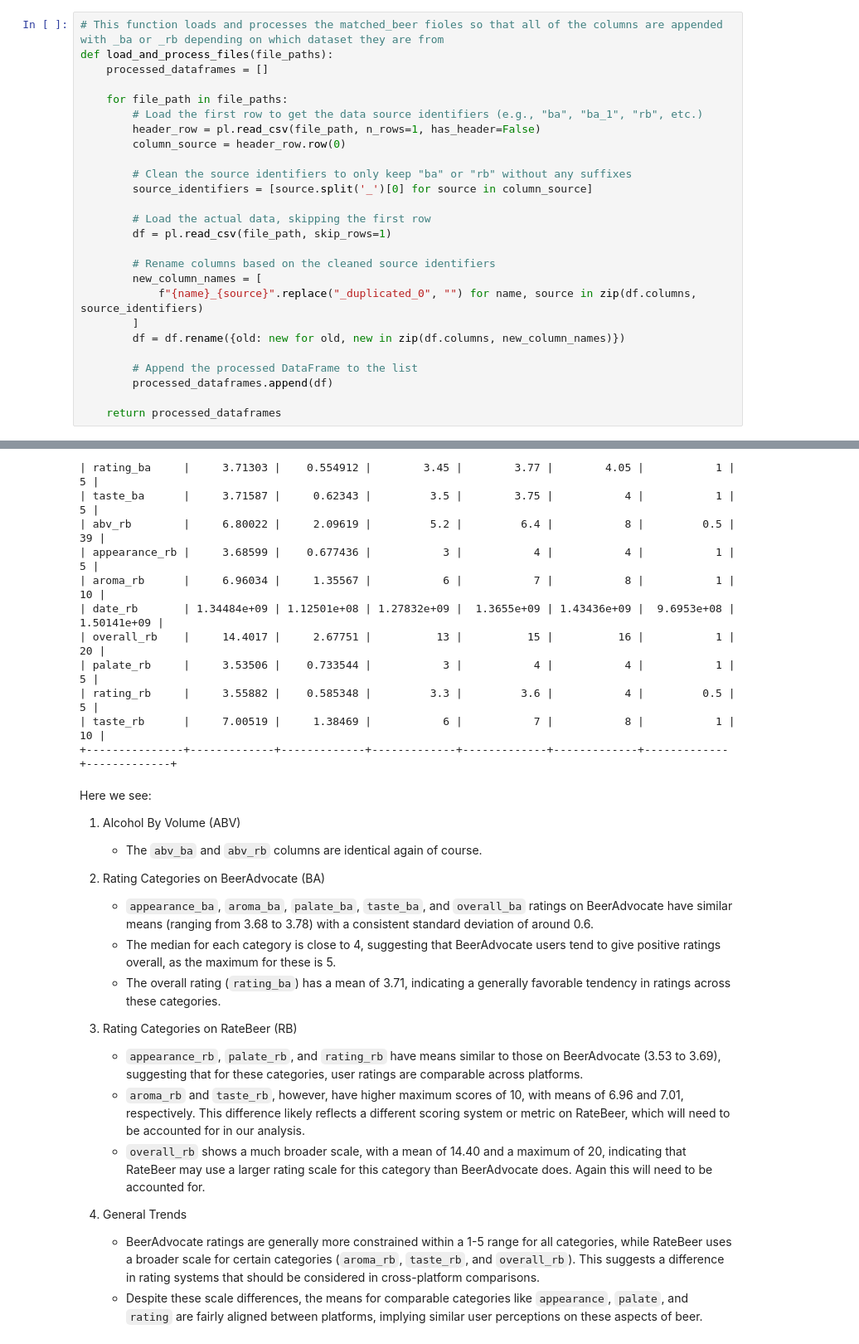
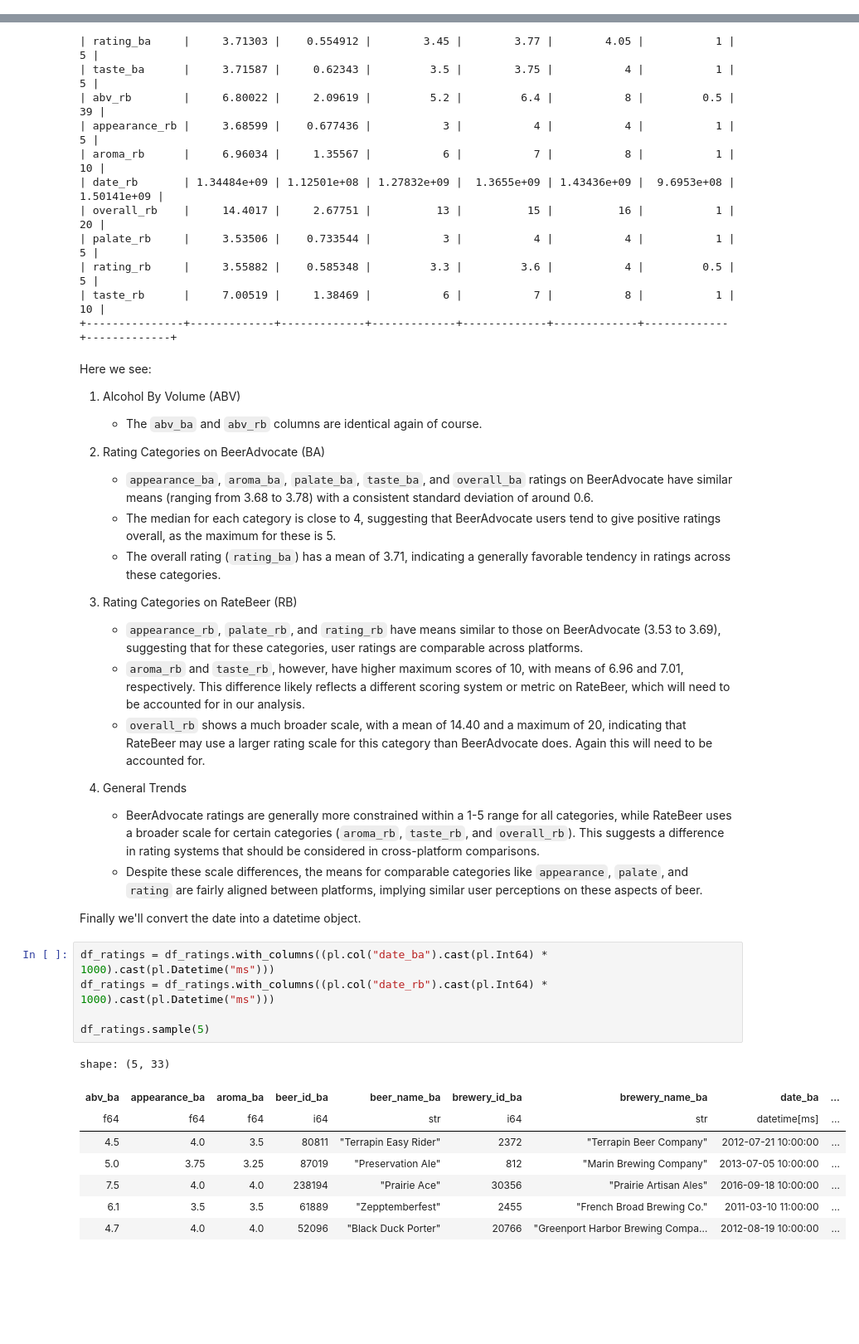
Before and after one commit to epfl-ada/ada-2024-project-sadamasochists, a Jupyter notebook: src/data/Cleaning/MatchedBeer.ipynb, the cells around one changed output, grey strips where cells are left out. Shown at 83% size. Drawn from its saved outputs; the diff is of its cells as text; blank space fills up the shorter version.

```diff
--- a/src/data/Cleaning/MatchedBeer.ipynb
+++ b/src/data/Cleaning/MatchedBeer.ipynb
@@ -31,29 +37,3 @@ SRC_DATA_PATH = '../../../data/MatchedBeer'
 # %% [markdown]
 #### Data Exploration
-# %%
-# This function loads and processes the matched_beer fioles so that all of the columns are appended with _ba or _rb depending on which dataset they are from
-def load_and_process_files(file_paths):
-    processed_dataframes = []
-
-    for file_path in file_paths:
-        # Load the first row to get the data source identifiers (e.g., "ba", "ba_1", "rb", etc.)
-        header_row = pl.read_csv(file_path, n_rows=1, has_header=False)
-        column_source = header_row.row(0)
-
-        # Clean the source identifiers to only keep "ba" or "rb" without any suffixes
-        source_identifiers = [source.split('_')[0] for source in column_source]
-
-        # Load the actual data, skipping the first row
-        df = pl.read_csv(file_path, skip_rows=1)
-
-        # Rename columns based on the cleaned source identifiers
-        new_column_names = [
-            f"{name}_{source}".replace("_duplicated_0", "") for name, source in zip(df.columns, source_identifiers)
-        ]
-        df = df.rename({old: new for old, new in zip(df.columns, new_column_names)})
-
-        # Append the processed DataFrame to the list
-        processed_dataframes.append(df)
-
-    return processed_dataframes
 # %%
@@ -401,3 +381,19 @@ Here we see:
 4. General Trends
    - BeerAdvocate ratings are generally more constrained within a 1-5 range for all categories, while RateBeer uses a broader scale for certain categories (`aroma_rb`, `taste_rb`, and `overall_rb`). This suggests a difference in rating systems that should be considered in cross-platform comparisons.
    - Despite these scale differences, the means for comparable categories like `appearance`, `palate`, and `rating` are fairly aligned between platforms, implying similar user perceptions on these aspects of beer.
+
+Finally we'll convert the date into a datetime object.
+# %%
+df_ratings = df_ratings.with_columns((pl.col("date_ba").cast(pl.Int64) * 1000).cast(pl.Datetime("ms")))
+df_ratings = df_ratings.with_columns((pl.col("date_rb").cast(pl.Int64) * 1000).cast(pl.Datetime("ms")))
+
+df_ratings.sample(5)
+# %% [output]
+shape: (5, 33)
+| abv_ba | appearance_ba | aroma_ba | beer_id_ba | beer_name_ba | brewery_id_ba | brewery_name_ba | date_ba | ... |
+| f64 | f64 | f64 | i64 | str | i64 | str | datetime[ms] | ... |
+| 4.5 | 4.0 | 3.5 | 80811 | "Terrapin Easy Rider" | 2372 | "Terrapin Beer Company" | 2012-07-21 10:00:00 | ... |
+| 5.0 | 3.75 | 3.25 | 87019 | "Preservation Ale" | 812 | "Marin Brewing Company" | 2013-07-05 10:00:00 | ... |
+| 7.5 | 4.0 | 4.0 | 238194 | "Prairie Ace" | 30356 | "Prairie Artisan Ales" | 2016-09-18 10:00:00 | ... |
+| 6.1 | 3.5 | 3.5 | 61889 | "Zepptemberfest" | 2455 | "French Broad Brewing Co." | 2011-03-10 11:00:00 | ... |
+| 4.7 | 4.0 | 4.0 | 52096 | "Black Duck Porter" | 20766 | "Greenport Harbor Brewing Compa… | 2012-08-19 10:00:00 | ... |
```
Also changed, not shown: parts of 24 cells of this notebook, 2 other files.
